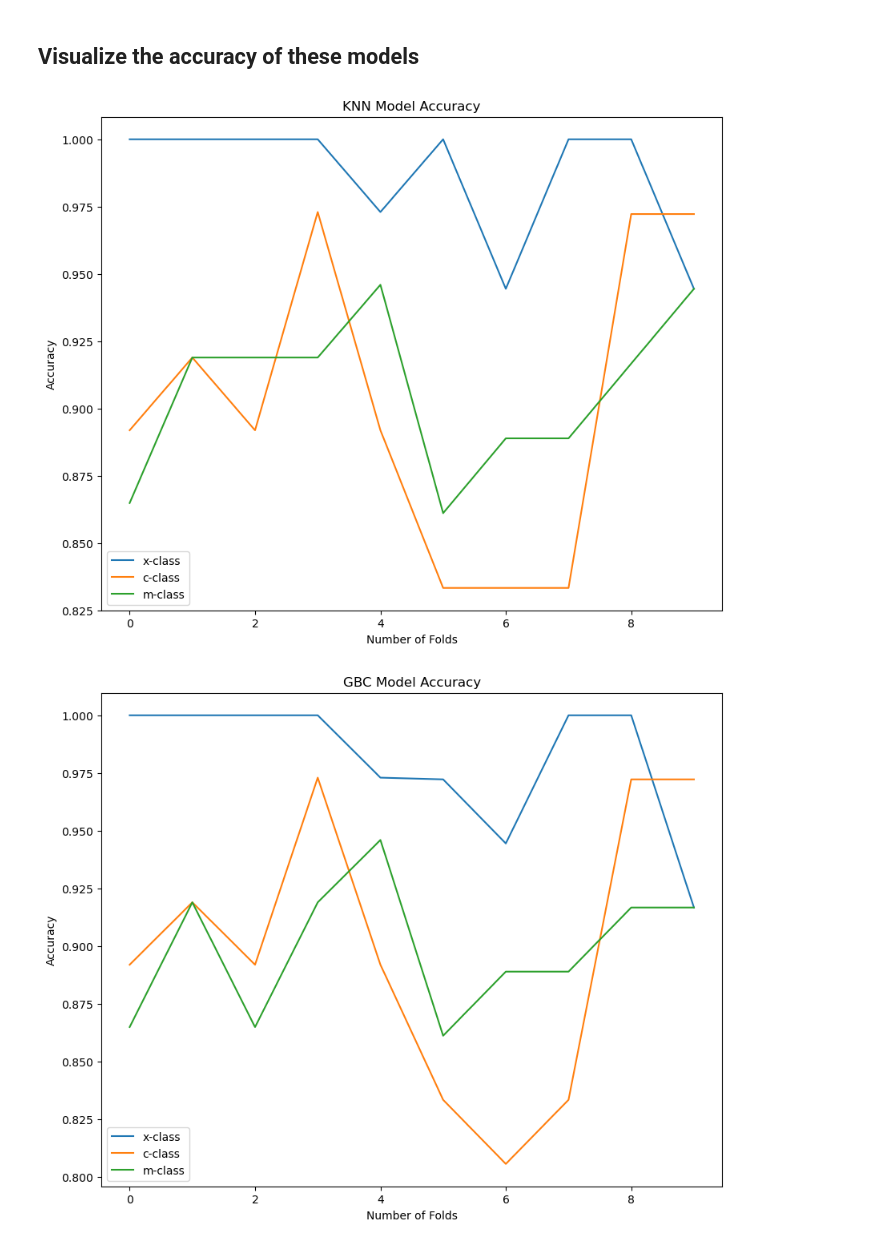
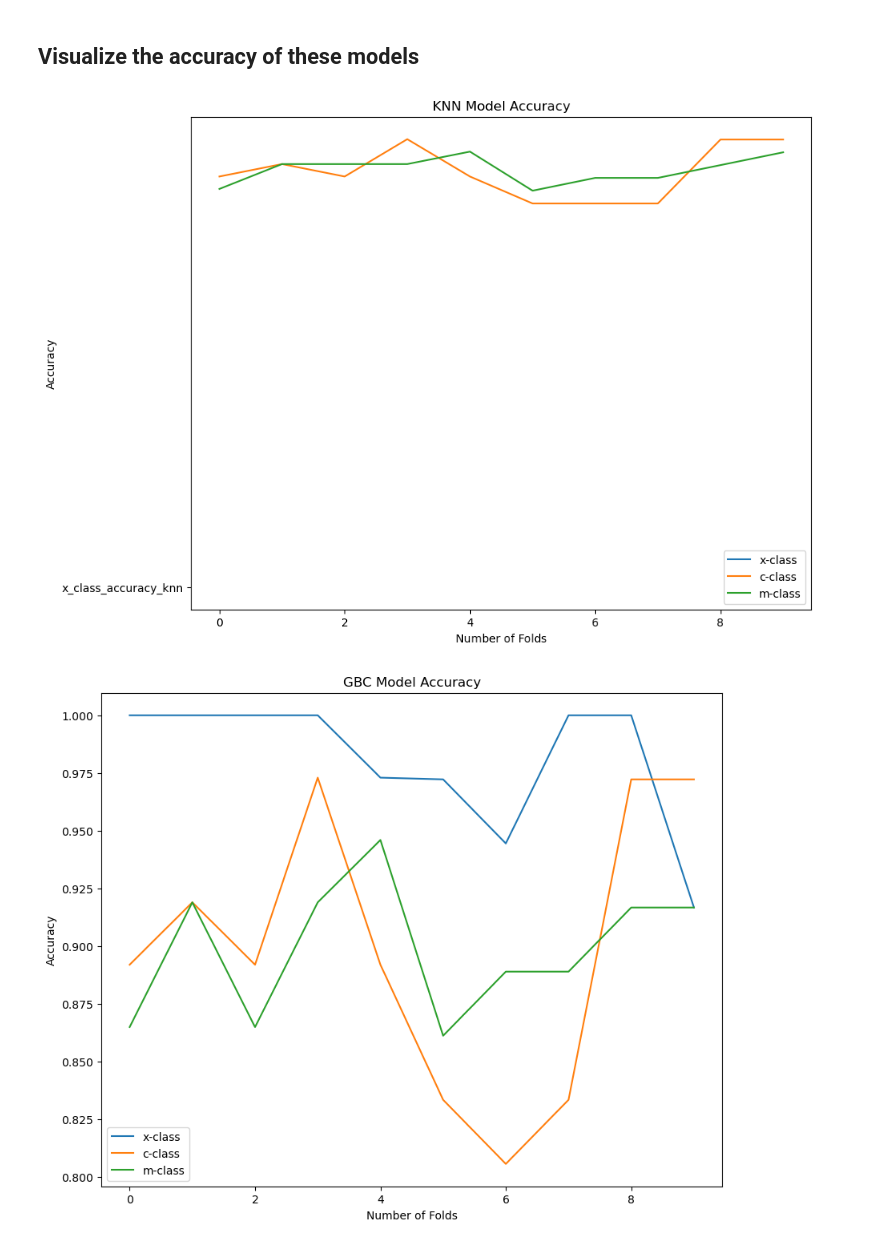
Before and after one commit to ddalton-swe/flare-prediction-project, a Jupyter notebook: SolarFlare_Analysis.ipynb, the cells around one changed output. Saved outputs shown, nothing was run; the diff lists cells and outputs as text; code cells hidden in the pictures.

```diff
--- a/SolarFlare_Analysis.ipynb
+++ b/SolarFlare_Analysis.ipynb
@@ -304,20 +335,20 @@ M-Class Accuracy: 90.68% (2.82%)
 ## Visualize the accuracy of these models
 # %%
 # Visualization of x_class_accuracy_knn, c_class_accuracy_knn, and m_class_accuracy_knn
-def plot_accuracy():
+def plot_accuracy(model_name):
     plt.figure(figsize=(10, 8))
-    plt.plot(x_class_accuracy_knn, label='x-class')
+    plt.plot(f'x_class_accuracy_{model_name}', label='x-class')
     plt.plot(c_class_accuracy_knn, label='c-class')
     plt.plot(m_class_accuracy_knn, label='m-class')
     plt.title('KNN Model Accuracy')
     plt.xlabel('Number of Folds')
     plt.ylabel('Accuracy')
     plt.legend()
     plt.show()
 
-plot_accuracy()
+plot_accuracy('knn')
 # %% [output]
-[figure, old version]
+[figure, new version]
 # %%
 # Visualization of x_class_accuracy_gbc, c_class_accuracy_gbc, and m_class_accuracy_gbc
 def plot_accuracy():
```
Also changed, not shown: parts of 25 cells of this notebook.
